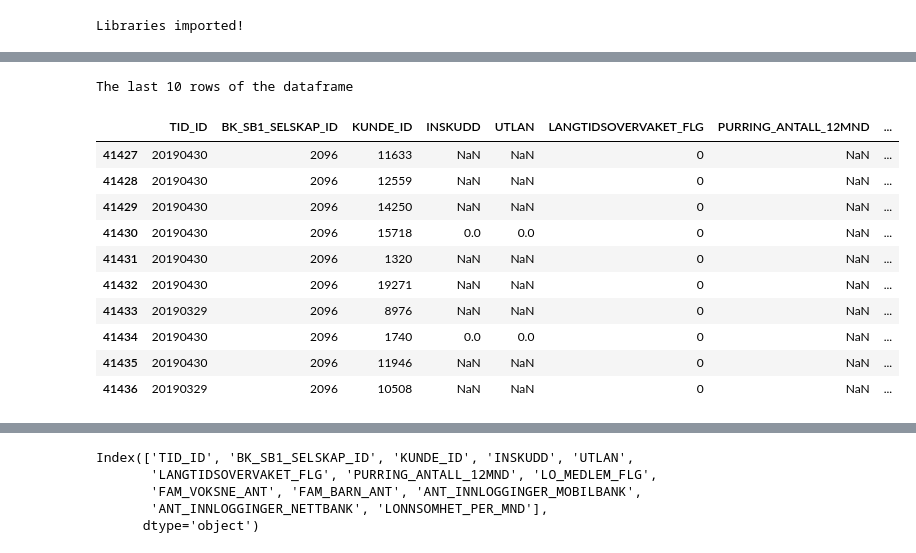
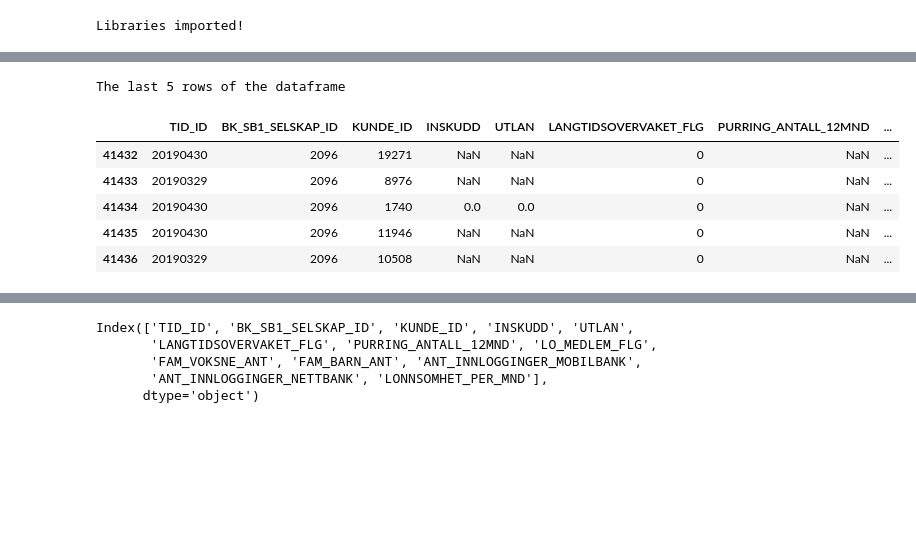
Before and after one commit to AlizaminJ/Bank_Case, a Jupyter notebook: Interview Case.ipynb, the cells around one changed output, grey strips where cells are left out. Drawn from its saved outputs; the diff is of its cells as text; code cells hidden in the pictures; blank space fills up the shorter version.

```diff
--- a/Interview Case.ipynb
+++ b/Interview Case.ipynb
@@ -51,14 +68,9 @@ The first 10 rows of the dataframe
 # %%
-print("The last 10 rows of the dataframe\n")
-df_1.tail(10)
+print("The last 5 rows of the dataframe\n")
+df_1.tail(5)
 # %% [output]
-The last 10 rows of the dataframe
+The last 5 rows of the dataframe
 |  | TID_ID | BK_SB1_SELSKAP_ID | KUNDE_ID | INSKUDD | UTLAN | LANGTIDSOVERVAKET_FLG | PURRING_ANTALL_12MND | ... |
-| 41427 | 20190430 | 2096 | 11633 | NaN | NaN | 0 | NaN | ... |
-| 41428 | 20190430 | 2096 | 12559 | NaN | NaN | 0 | NaN | ... |
-| 41429 | 20190430 | 2096 | 14250 | NaN | NaN | 0 | NaN | ... |
-| 41430 | 20190430 | 2096 | 15718 | 0.0 | 0.0 | 0 | NaN | ... |
-| 41431 | 20190430 | 2096 | 1320 | NaN | NaN | 0 | NaN | ... |
 | 41432 | 20190430 | 2096 | 19271 | NaN | NaN | 0 | NaN | ... |
 | 41433 | 20190329 | 2096 | 8976 | NaN | NaN | 0 | NaN | ... |
 | 41434 | 20190430 | 2096 | 1740 | 0.0 | 0.0 | 0 | NaN | ... |
```
Also changed, not shown: parts of 160 cells of this notebook, 3 other files.
